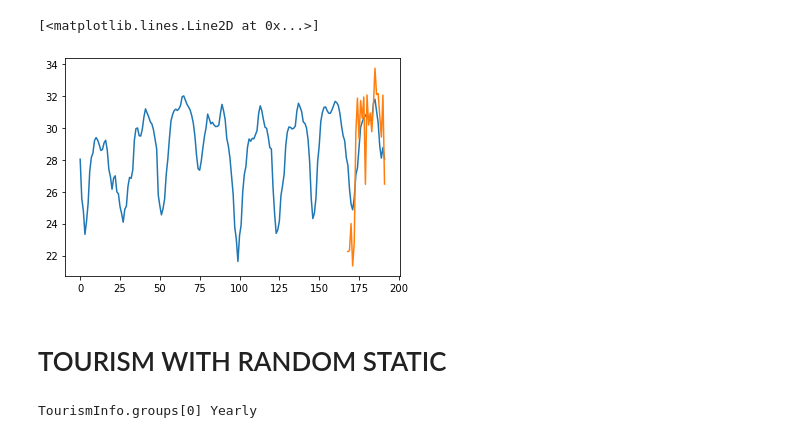
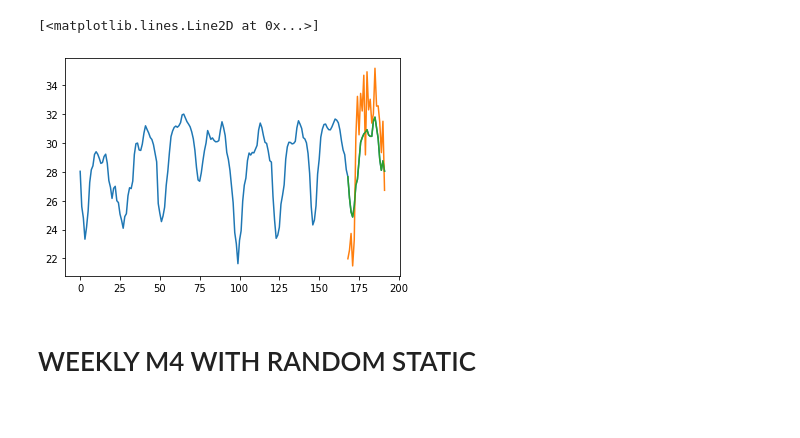
Before and after one commit to Nixtla/Nixtla, a Jupyter notebook: nbs/TEST_esrnn.ipynb, the cells around one changed output. Drawn from its saved outputs; the diff is of its cells as text; code cells hidden in the pictures.

Commit message:
esrnn with full history prediction

```diff
--- a/nbs/TEST_esrnn.ipynb
+++ b/nbs/TEST_esrnn.ipynb
@@ -18,7 +18,7 @@ Y_df, X_df = EPF.load(directory='data', group=EPFInfo.groups[0])
 Y_df = Y_df.head(365*24)
 X_df = X_df.head(365*24)
 epf_dataset = TimeSeriesDataset(Y_df=Y_df, S_df=None, X_df=X_df, ts_in_test=24)
-Y_df.head()
+epf_dataset_full = TimeSeriesDataset(Y_df=Y_df, S_df=None, X_df=X_df, ts_in_test=0)
 # %% [output]
 Train Validation splits
                               ds
@@ -40,7 +41,7 @@ Outsample percentage=0.27,      24.0 time stamps
 train_loader = TimeSeriesLoader(ts_dataset=epf_dataset,
                                 model='esrnn',
                                 offset=0,
-                                window_sampling_limit= 24*90,
+                                window_sampling_limit= 24*30,
                                 input_size=3*24,
                                 output_size=24,
                                 idx_to_sample_freq=1,
@@ -48,6 +49,17 @@ train_loader = TimeSeriesLoader(ts_dataset=epf_dataset,
                                 complete_sample=False,
                                 batch_size=1,
                                 shuffle=True)
+test_loader = TimeSeriesLoader(ts_dataset=epf_dataset_full,
+                                model='esrnn',
+                                offset=0,
+                                window_sampling_limit= 24*30,
+                                input_size=3*24,
+                                output_size=24,
+                                idx_to_sample_freq=1,
+                                complete_inputs=True,
+                                complete_sample=False,
+                                batch_size=1,
+                                shuffle=True)
 # %%
 esrnn = ESRNN(input_size=3*24,
               output_size=24,
@@ -87,36 +97,29 @@ y_hat = esrnn.predict(ts_loader=train_loader)
+# %%
+y_true, y_hat, y_mask = esrnn.predict(ts_loader=test_loader, eval_mode=True)
 # %%
 y_plot = Y_df['y'][-192:]
-y_hat_plot = y_hat['y_hat']
+y_hat_plot = y_hat[0,-1,:]
 plt.plot(range(len(y_plot)), y_plot)
 plt.plot(range(len(y_plot)-len(y_hat_plot),len(y_plot)), y_hat_plot)
+plt.plot(range(len(y_plot)-len(y_hat_plot),len(y_plot)), y_true[0,-1,:])
 # %% [output]
 [<matplotlib.lines.Line2D at 0x...>]
-[figure, old version]
+[figure, new version]
 # %% [markdown]
-# TOURISM WITH RANDOM STATIC
+# WEEKLY M4 WITH RANDOM STATIC
 # %%
-from nixtla.data.datasets.tourism import Tourism, TourismInfo
-group = TourismInfo.groups[0]
-print("TourismInfo.groups[0]", group)
-Y_df, _ = Tourism.load(directory='data', group=group)
+from nixtla.data.datasets.m4 import M4, M4Info
+group = M4Info.groups[3]
+print("M4Info.groups[3]", group)
+Y_df = M4.load(directory='data', group=group)
 
-#S_df = Y_df.copy()
-#S_df = S_df.drop_duplicates(subset='unique_id').reset_index(drop=True)
-#S_df = S_df.drop(columns=['ds','y'])
-# S_df['static1'] = np.random.randint(low=0, high=10, size=len(S_df))
-# S_df['static2'] = np.random.randint(low=0, high=10, size=len(S_df))
-# S_df['static3'] = np.random.randint(low=0, high=10, size=len(S_df))
-# S_df['static4'] = np.random.randint(low=0, high=10, size=len(S_df))
-# S_df['static5'] = np.random.randint(low=0, high=10, size=len(S_df))
-# S_df['static6'] = np.random.randint(low=0, high=10, size=len(S_df))
-# S_df['static7'] = np.random.randint(low=0, high=10, size=len(S_df))
-# S_df['static8'] = np.random.randint(low=0, high=10, size=len(S_df))
-# S_df['static9'] = np.random.randint(low=0, high=10, size=len(S_df))
-# S_df['static10'] = np.random.randint(low=0, high=10, size=len(S_df))
-# S_df['static11'] = np.random.randint(low=0, high=10, size=len(S_df))
-# S_df['static12'] = np.random.randint(low=0, high=10, size=len(S_df))
-# S_df['static13'] = np.random.randint(low=0, high=10, size=len(S_df))
-# S_df['static14'] = np.random.randint(low=0, high=10, size=len(S_df))
+S_df = Y_df.copy()
+S_df = S_df.drop_duplicates(subset='unique_id').reset_index(drop=True)
+S_df = S_df.drop(columns=['ds','y'])
+np.random.seed(1)
+S_df['static1'] = np.random.randint(low=0, high=1000, size=len(S_df))
+S_df['static2'] = np.random.randint(low=0, high=1000, size=len(S_df))
+S_df['static3'] = np.random.randint(low=0, high=1000, size=len(S_df))
+S_df['static4'] = np.random.randint(low=0, high=1000, size=len(S_df))
+S_df['static5'] = np.random.randint(low=0, high=1000, size=len(S_df))
-# %% [output]
-TourismInfo.groups[0] Yearly
 # %%
```
Also changed, not shown: parts of 9 cells of this notebook, 5 other files.
